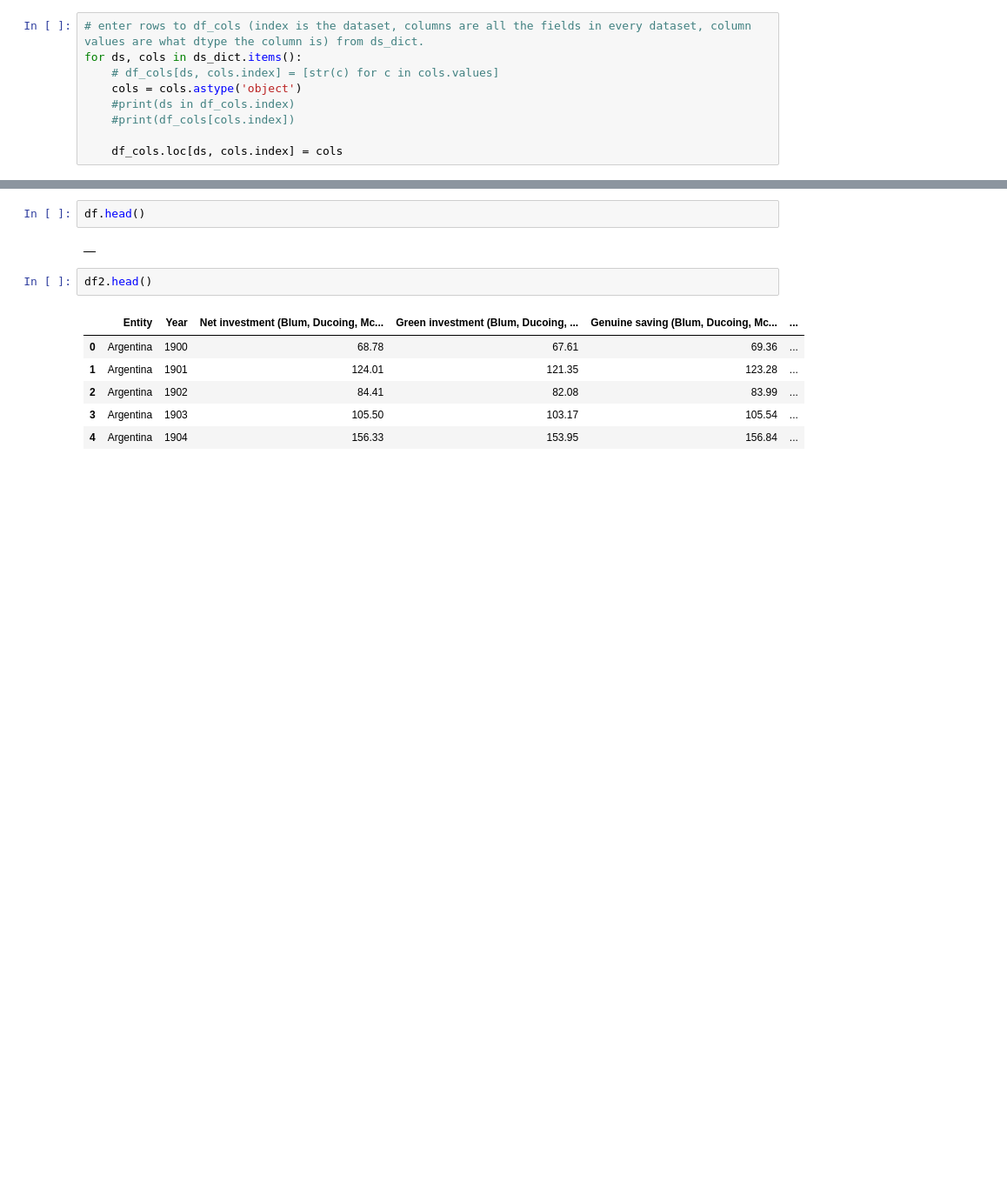
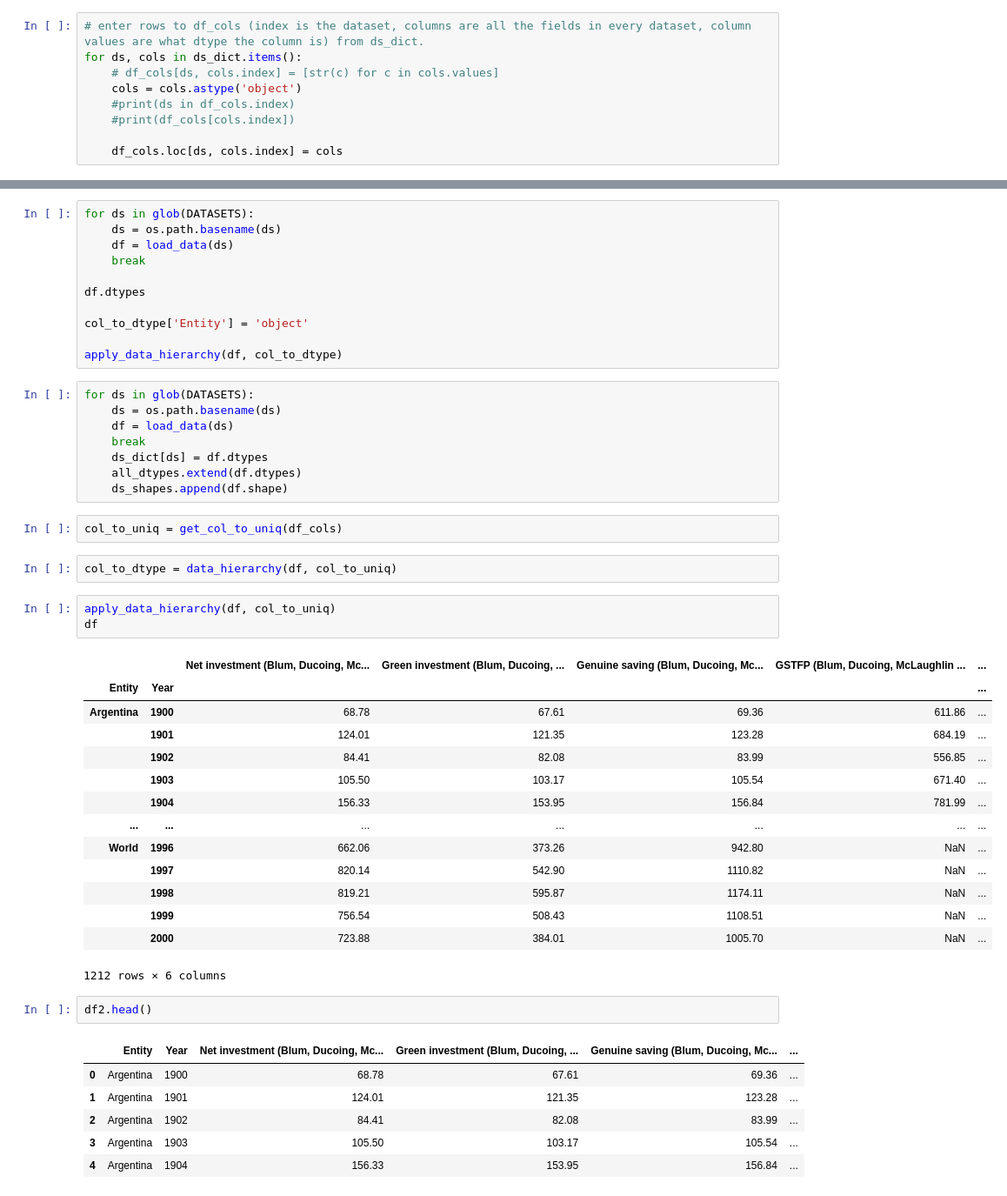
Before and after one commit to liamwazherealso/owid-notebooks, a Jupyter notebook: notebooks/Overview.ipynb, the cells around one changed output, grey strips where cells are left out. Shown at 87% size. Saved outputs shown, nothing was run; the diff lists cells and outputs as text; blank space fills up the shorter version.

Commit message:
All but one dataset merging

```diff
--- a/notebooks/Overview.ipynb
+++ b/notebooks/Overview.ipynb
@@ -110,7 +90,44 @@ Index(['Number of laboratory-confirmed MDR-TB cases identified (conf_mdr)',
-# %%
-df.head()
-# %% [output]
-|  |
+# %%
+for ds in glob(DATASETS):
+    ds = os.path.basename(ds)
+    df = load_data(ds)
+    break
+
+df.dtypes
+
+col_to_dtype['Entity'] = 'object'
+
+apply_data_hierarchy(df, col_to_dtype)
+# %%
+for ds in glob(DATASETS):
+    ds = os.path.basename(ds)
+    df = load_data(ds)
+    break
+    ds_dict[ds] = df.dtypes
+    all_dtypes.extend(df.dtypes)
+    ds_shapes.append(df.shape)
+# %%
+col_to_uniq = get_col_to_uniq(df_cols)
+# %%
+col_to_dtype = data_hierarchy(df, col_to_uniq)
+# %%
+apply_data_hierarchy(df, col_to_uniq)
+df
+# %% [output]
+|  |  | Net investment (Blum, Ducoing, Mc... | Green investment (Blum, Ducoing, ... | Genuine saving (Blum, Ducoing, Mc... | GSTFP (Blum, Ducoing, McLaughlin ... | ... |
+| Entity | Year |  |  |  |  | ... |
+| Argentina | 1900 | 68.78 | 67.61 | 69.36 | 611.86 | ... |
+|  | 1901 | 124.01 | 121.35 | 123.28 | 684.19 | ... |
+|  | 1902 | 84.41 | 82.08 | 83.99 | 556.85 | ... |
+|  | 1903 | 105.50 | 103.17 | 105.54 | 671.40 | ... |
+|  | 1904 | 156.33 | 153.95 | 156.84 | 781.99 | ... |
+| ... | ... | ... | ... | ... | ... | ... |
+| World | 1996 | 662.06 | 373.26 | 942.80 | NaN | ... |
+|  | 1997 | 820.14 | 542.90 | 1110.82 | NaN | ... |
+|  | 1998 | 819.21 | 595.87 | 1174.11 | NaN | ... |
+|  | 1999 | 756.54 | 508.43 | 1108.51 | NaN | ... |
+|  | 2000 | 723.88 | 384.01 | 1005.70 | NaN | ... |
+1212 rows × 6 columns
 # %%
 df2.head()
 # %% [output]
```
Also changed, not shown: parts of 15 cells of this notebook.
